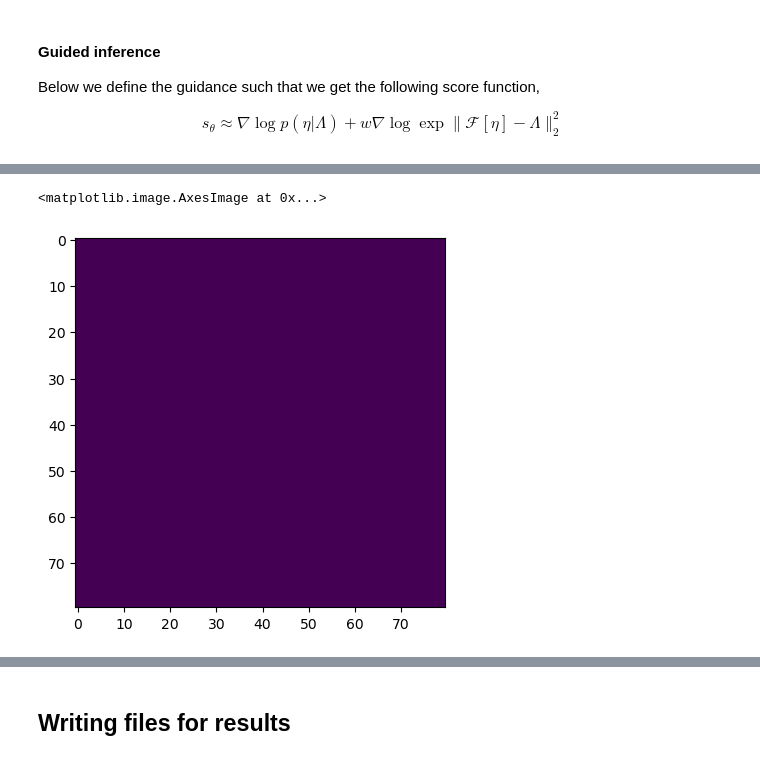
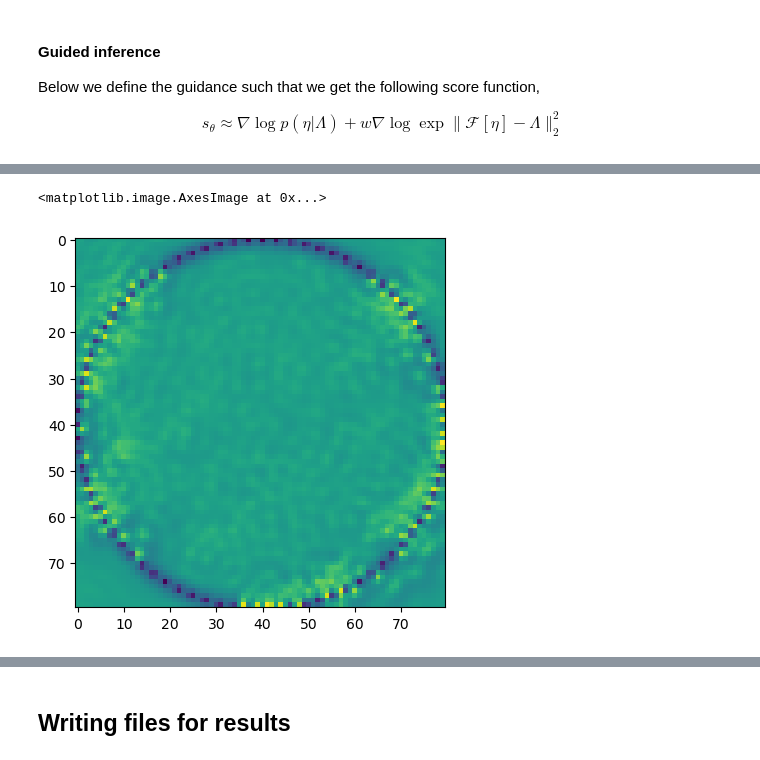
Before and after one commit to maguerrap/Inverse_Scattering, a Jupyter notebook: Notebooks/guided_diffusion_conditional.ipynb, the cells around one changed output, grey strips where cells are left out. Drawn from its saved outputs; the diff is of its cells as text; code cells hidden in the pictures.

```diff
--- a/Notebooks/guided_diffusion_conditional.ipynb
+++ b/Notebooks/guided_diffusion_conditional.ipynb
@@ -354,7 +358,7 @@ cond_sampler = dfn_lib.SdeSampler(
 # %% [markdown]
 We again JIT the generate function for the sake of faster repeated sampling calls. Here we employ `functools.partial` to specify `num_samples=5`, making it easier to vectorize across the batch dimension with `jax.vmap`.
 # %%
-num_samples_per_cond = 200
+num_samples_per_cond = 5
 
 generate = jax.jit(
     functools.partial(cond_sampler.generate, num_samples_per_cond)
@@ -558,5 +564,5 @@ H_ = jax_fd.HelmholtzMatrix_off_diag(params_nf.fd_params.nx, params_nf.fd_params
 # %%
-guidance_fn = Guiding(H_, projection_mat, tol=1e-02, guide_strength=0.1)
+guidance_fn = Guiding(H_, projection_mat, params_nf, omega, tol=1e-02, guide_strength=0.1)
 # %%
 guided_cond_sampler = dfn_lib.SdeSampler(
     input_shape=(80, 80, 1),
@@ -573,13 +584,13 @@ guided_cond_sampler = dfn_lib.SdeSampler(
 # %%
-#num_samples_per_cond = 5
+num_samples_per_cond = 1
 
-#guided_generate = jax.jit(functools.partial(guided_cond_sampler.generate, num_samples_per_cond))
+guided_generate = jax.jit(functools.partial(guided_cond_sampler.generate, num_samples_per_cond))
 # %%
-num_samples_per_cond = 5
+#num_samples_per_cond = 5
 
-cpu_device = jax.devices('cpu')[0]
+#cpu_device = jax.devices('cpu')[0]
 
-guided_generate = jax.jit(functools.partial(guided_cond_sampler.generate, num_samples_per_cond), device=cpu_device)
+#guided_generate = jax.jit(functools.partial(guided_cond_sampler.generate, num_samples_per_cond), device=cpu_device)
 # %%
 batch_size_test = 1
 dict_data_test = {}
@@ -637,10 +638,10 @@ cond_samples_denorm.shape
 # %%
 #cond_samples_denorm_ = cond_samples_denorm.reshape((3000,4,80,80,1))
 # %%
-plt.imshow(cond_samples_all[0,:,:,0])
+plt.imshow(cond_samples_denorm[0,:,:,0])
 # %% [output]
 <matplotlib.image.AxesImage at 0x...>
-[figure, old version]
+[figure, new version]
 # %%
 #cond_samples_denorm_.shape
 # %%
```
Also changed, not shown: parts of 17 cells of this notebook.
